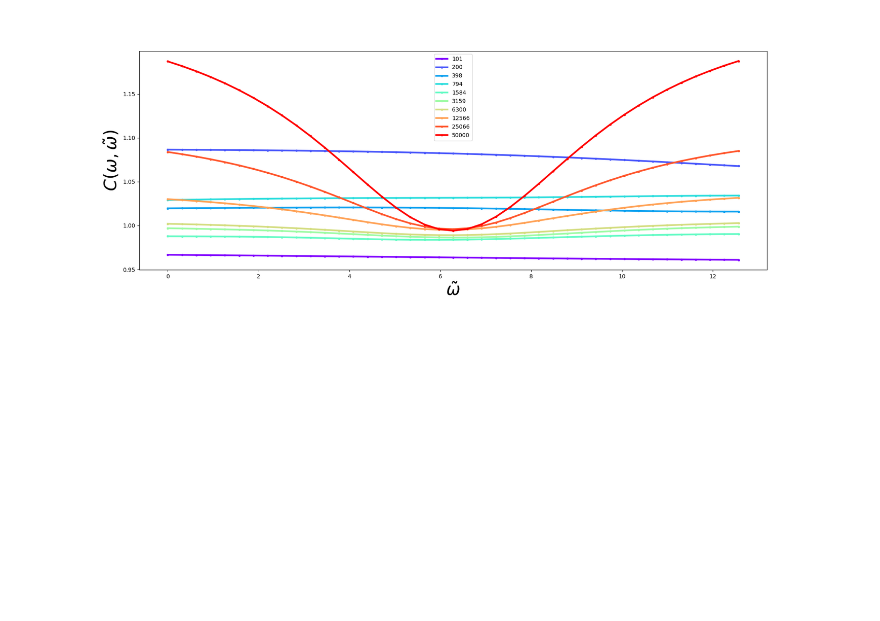
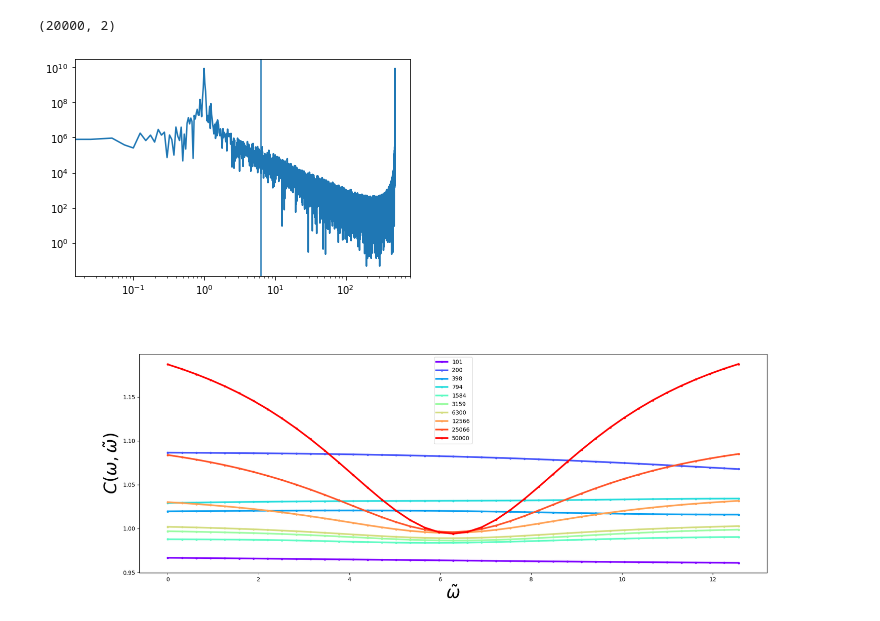
Before and after one commit to matibilkis/continuous, a Jupyter notebook: Untitled.ipynb, the cells around one changed output. Saved outputs shown, nothing was run; the diff lists cells and outputs as text; code cells hidden in the pictures; blank space fills up the shorter version.

```diff
--- a/Untitled.ipynb
+++ b/Untitled.ipynb
@@ -1,3 +11,25 @@
+# %%
+states.shape
+# %% [output]
+(20000, 2)
+# %%
+delt = 1/ppp
+times = np.arange(0,periods, delt)
+# %%
+N = len(times)
+# %%
+deltaF = 1/(N*delt)
+# %%
+freqs = np.arange(0,N,1)*deltaF
+# %%
+ax = plt.subplot(111)
+ax.plot(freqs,np.abs(np.fft.fft(states[:,0]))**2)
+
+ax.axvline([(2*np.pi)])
+ax.set_xscale("log")
+ax.set_yscale("log")
+# %% [output]
+[figure, added]
 # %%
 from IPython.display import Image
 from misc import *
```
Also changed, not shown: parts of 2 cells of this notebook, 3 other files.
